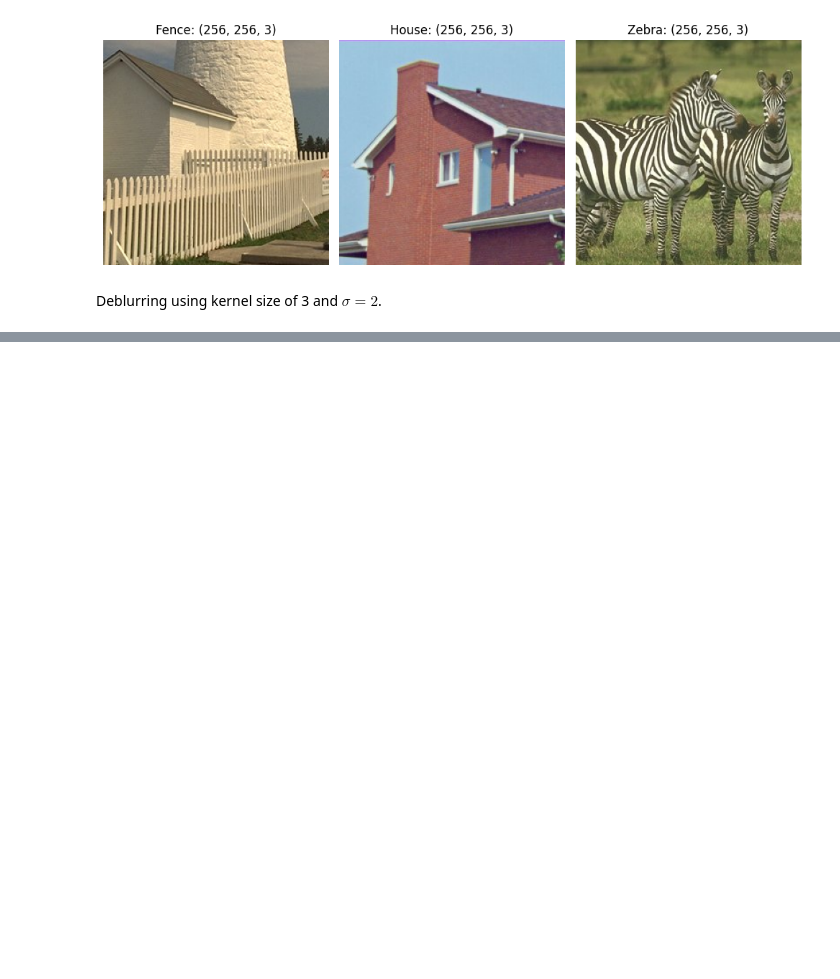
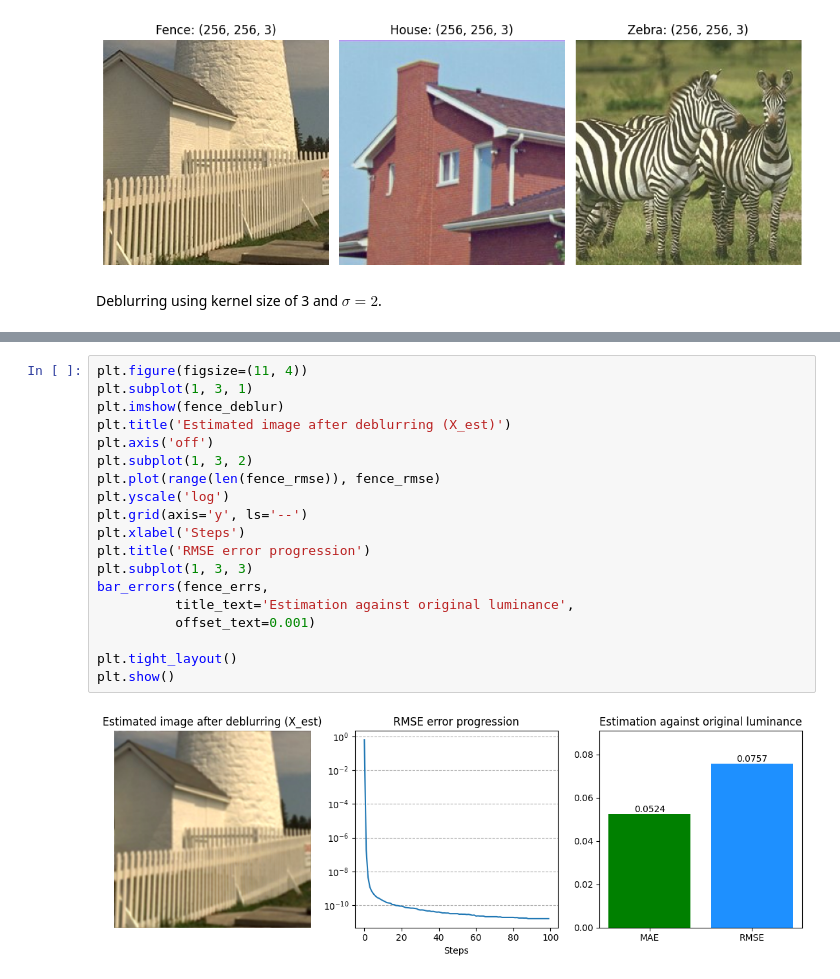
Before and after one commit to ThesplumCoder/convex-optimization, a Jupyter notebook: topics/deblurring/admm-with-nuclear-norm.ipynb, the cells around one changed output, grey strips where cells are left out. Saved outputs shown, nothing was run; the diff lists cells and outputs as text; blank space fills up the shorter version.

```diff
--- a/topics/deblurring/admm-with-nuclear-norm.ipynb
+++ b/topics/deblurring/admm-with-nuclear-norm.ipynb
@@ -459,0 +434,21 @@ plt.show()
+# %%
+plt.figure(figsize=(11, 4))
+plt.subplot(1, 3, 1)
+plt.imshow(fence_deblur)
+plt.title('Estimated image after deblurring (X_est)')
+plt.axis('off')
+plt.subplot(1, 3, 2)
+plt.plot(range(len(fence_rmse)), fence_rmse)
+plt.yscale('log')
+plt.grid(axis='y', ls='--')
+plt.xlabel('Steps')
+plt.title('RMSE error progression')
+plt.subplot(1, 3, 3)
+bar_errors(fence_errs,
+          title_text='Estimation against original luminance',
+          offset_text=0.001)
+
+plt.tight_layout()
+plt.show()
+# %% [output]
+[figure, added]
```
Also changed, not shown: parts of 20 cells of this notebook.
